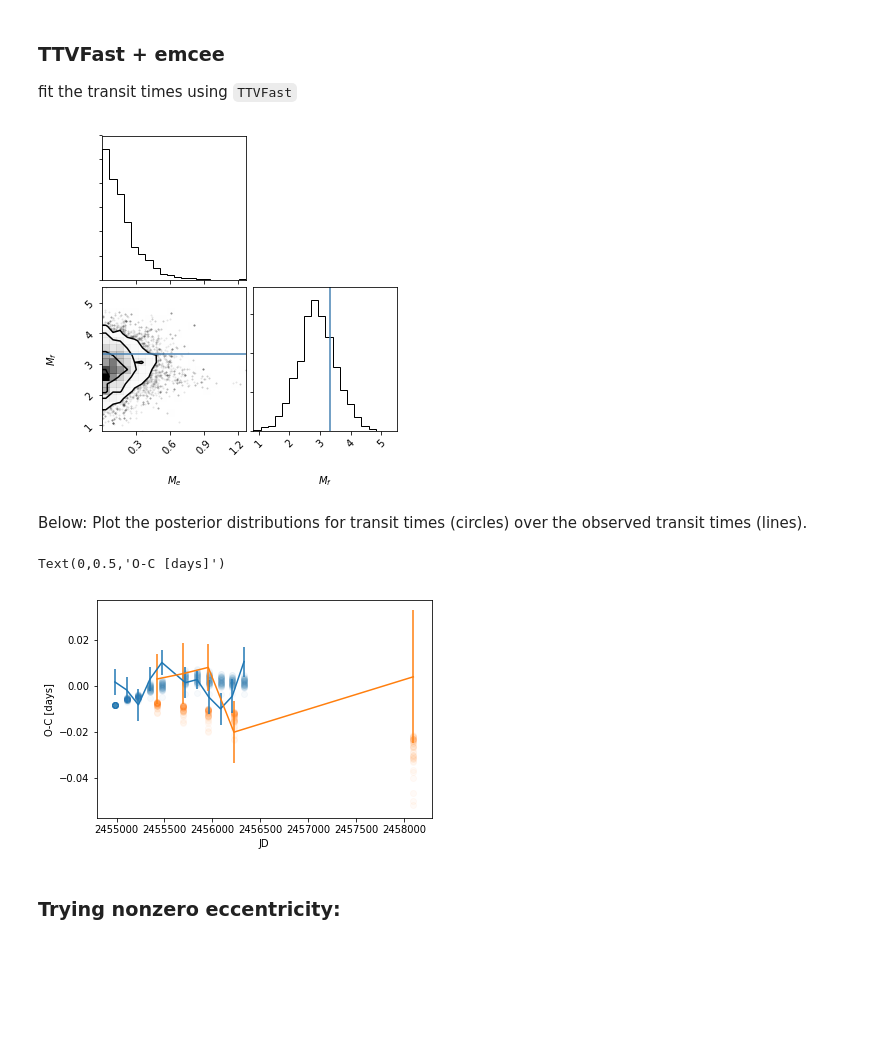
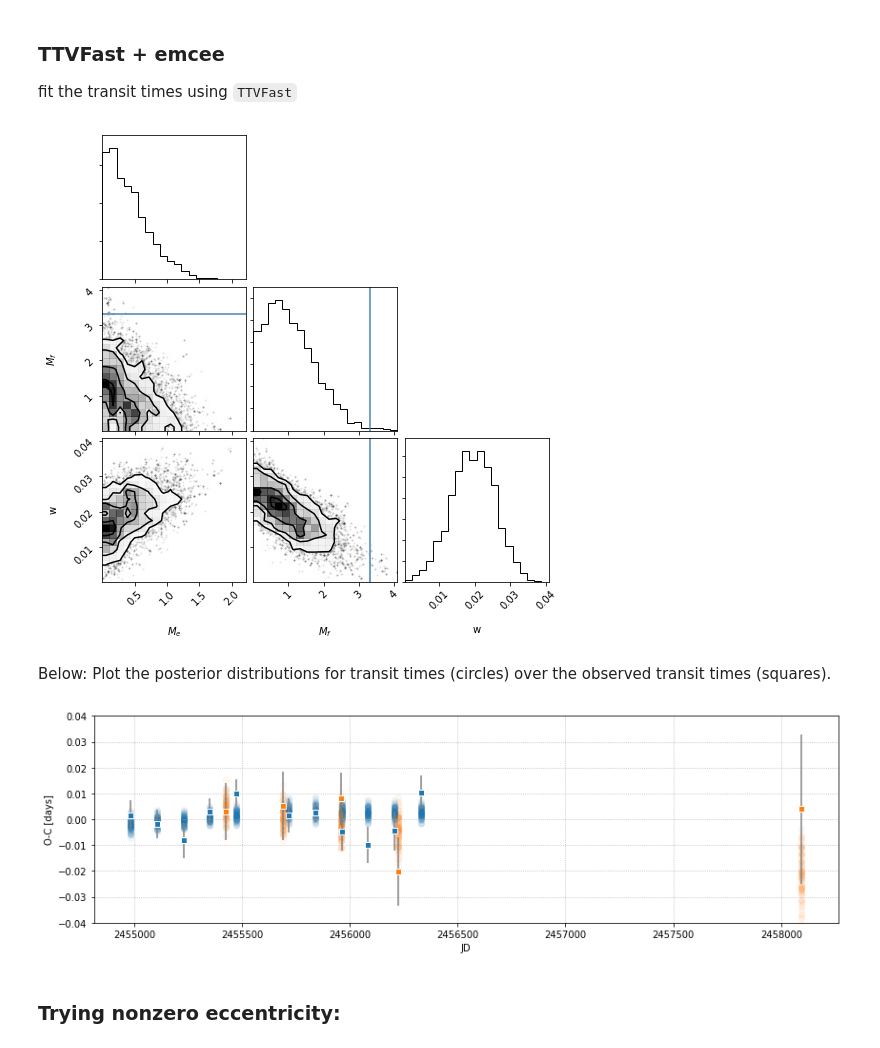
Before and after one commit to bmorris3/libra, a Jupyter notebook: notebooks/ttvfast_fit.ipynb, the cells around one changed output. Drawn from its saved outputs; the diff is of its cells as text; code cells hidden in the pictures; blank space fills up the shorter version.

Commit message:
update with correct phase

```diff
--- a/notebooks/ttvfast_fit.ipynb
+++ b/notebooks/ttvfast_fit.ipynb
@@ -42,12 +49,11 @@ Build a sample model to check that residuals are small:
 # %%
-#phase = 360 * (((midtransit_f - midtransit_e) / period_f))
-phase = 360 * ((times_f.min() - times_e.min())/period_f % 1 )
+phase = 360 * (((times_e.min() - times_f.min())/period_f) % 1 )
 print(phase)
 
 e = Planet(mass=mass_e_init, period=period_e, eccentricity=0, inclination=89.98,
            longnode=90, argument=90, mean_anomaly=0)
 f = Planet(mass=mass_f_init, period=period_f, eccentricity=0, inclination=89.90,
-           longnode=90, argument=90, mean_anomaly=360-phase)
+           longnode=90, argument=90, mean_anomaly=phase)
 result = ttvfast(planets=[e, f], stellar_mass=0.69, time=times_e.min(), dt=period_e/50, total=times_e.min()+5000)
 planet_ind, epoch, times, rsky, vsky = [np.array(i) for i in result['positions']]
 condition = (times != -2)
@@ -94,15 +100,15 @@ import emcee
 from corner import corner
 
 def lnprob(p):
-    mass_e, mass_f = p
+    mass_e, mass_f, w = p
 
-    if mass_e < 0 or mass_f < 0 or mass_e > 1e-3 or mass_f > 1e-3:# or w < 0 or w > 360:
+    if mass_e < 0 or mass_f < 0 or mass_e > 1e-3 or mass_f > 1e-3 or w < 0 or w > 360:
         return -np.inf
 
     e = Planet(mass=mass_e, period=period_e, eccentricity=0, inclination=89.98,
-               longnode=90, argument=90, mean_anomaly=0)
+               longnode=90, argument=90, mean_anomaly=0 - w)
     f = Planet(mass=mass_f, period=period_f, eccentricity=0, inclination=89.90,
-               longnode=90, argument=90, mean_anomaly=360-phase)
+               longnode=90, argument=90, mean_anomaly=phase - w)
     result = ttvfast(planets=[e, f], stellar_mass=0.69, time=times_e.min()-0.01, dt=period_e/50, total=times_e.min()+5000)
     planet_ind, epoch, times, rsky, vsky = [np.array(i) for i in result['positions']]
     ignore_condition = (times != -2)
@@ -121,60 +127,67 @@ def lnprob(p):
 #     print(model_times_e - times_e, model_times_f - times_f)
 #     print(logchi2_e, logchi2_f)
 #     lnprior = -0.5 * (mass_e - mass_e_init)**2 / (0.1 * mass_e_init)**2
-    return logchi2_e + logchi2_f # + lnprior
+#     lnprior += -0.5 * (mass_f - mass_f_init)**2 / (0.1 * mass_f_init)**2
+    return logchi2_e + logchi2_f #+ lnprior
 
-ndim, nwalkers = 2, 10
-init_masses = np.array([mass_e_init, mass_f_init])
+ndim, nwalkers = 3, 10
+init_masses = np.array([mass_e_init, mass_f_init, 1])
 p0 = [init_masses * 1e-8 * np.random.randn(ndim) for i in range(nwalkers)]
 
 sampler = emcee.EnsembleSampler(nwalkers, ndim, lnprob, threads=8)
-p1 = sampler.run_mcmc(p0, 5000)[0];
+p1 = sampler.run_mcmc(p0, 2000)[0];
 sampler.reset()
 sampler.run_mcmc(p1, 1000);
 # %%
 chains = np.copy(sampler.flatchain)
 chains[:, :2] /= float(M_earth/M_sun)
 
-corner(chains, truths=[mass_e_init/float(M_earth/M_sun), mass_f_init/float(M_earth/M_sun)],
-       labels=['$M_e$', '$M_f$']);
+corner(chains, truths=[mass_e_init/float(M_earth/M_sun), mass_f_init/float(M_earth/M_sun), None],
+       labels=['$M_e$', '$M_f$', 'w']);
 plt.savefig('ttv_recovery.png', bbox_inches='tight')
 # %% [output]
-[figure, old version]
+[figure, new version]
 # %% [markdown]
-Below: Plot the posterior distributions for transit times (circles) over the observed transit times (lines).
+Below: Plot the posterior distributions for transit times (circles) over the observed transit times (squares).
 # %%
 linear_ephem_e = np.polyval(np.polyfit(epochs_e, times_e, 1), epochs_e)
 linear_ephem_f = np.polyval(np.polyfit(epochs_f, times_f, 1), epochs_f)
 
-plt.errorbar(times_e, times_e - linear_ephem_e, errs_e)
-plt.errorbar(times_f, times_f - linear_ephem_f, errs_f)
+plt.figure(figsize=(14, 4))
+plt.errorbar(times_e, times_e - linear_ephem_e, errs_e, fmt='s', mec='w', ecolor='gray', color='C0')
+plt.errorbar(times_f, times_f - linear_ephem_f, errs_f, fmt='s', mec='w', ecolor='gray', color='C1')
 
-for i in range(50):
+for i in range(100):
     random_step = np.random.randint(sampler.flatchain.shape[0])
-    mass_e, mass_f = sampler.flatchain[random_step, :]
+    mass_e, mass_f, w = sampler.flatchain[random_step, :]
     e = Planet(mass=mass_e, period=period_e, eccentricity=0, inclination=89.98,
-               longnode=90, argument=90, mean_anomaly=0)
+               longnode=90, argument=90, mean_anomaly=0-w)
     f = Planet(mass=mass_f, period=period_f, eccentricity=0, inclination=89.90,
-               longnode=90, argument=90, mean_anomaly=360-phase)
+               longnode=90, argument=90, mean_anomaly=phase-w)
     result = ttvfast(planets=[e, f], stellar_mass=0.69, time=times_e.min()-0.01, dt=period_e/50, total=times_e.min()+5000)
     planet_ind, epoch, times, rsky, vsky = [np.array(i) for i in result['positions']]
     ignore_condition = (times != -2)
     planet_ind, epoch, times, rsky, vsky = [i[ignore_condition] for i in [planet_ind, epoch, times, rsky, vsky]]
 
     indices_e = (planet_ind == 0) & np.in1d(epoch, epochs_e)
     indices_f = (planet_ind == 1) & np.in1d(epoch, epochs_f + 1)
     epoch_e = epoch[indices_e]
     epoch_f = epoch[indices_f]
     model_times_e = times[indices_e]
     model_times_f = times[indices_f]
 
-    plt.scatter(model_times_e, model_times_e - linear_ephem_e, alpha=0.03, color='C0')
-    plt.scatter(model_times_f, model_times_f - linear_ephem_f, alpha=0.03, color='C1')
+#     model_linear_ephem_e = np.polyval(np.polyfit(epoch_e, model_times_e, 1), epoch_e)
+#     model_linear_ephem_f = np.polyval(np.polyfit(epoch_f, model_times_f, 1), epoch_f)
+
+    plt.scatter(model_times_e, model_times_e - linear_ephem_e, alpha=0.05, color='C0')
+    plt.scatter(model_times_f, model_times_f - linear_ephem_f, alpha=0.05, color='C1')
 plt.xlabel('JD')
 plt.ylabel('O-C [days]')
+plt.ylim([-0.04, 0.04])
+plt.grid(ls=":")
+plt.savefig('o-c.png', bbox_inches='tight', dpi=200)
 # %% [output]
-Text(0,0.5,'O-C [days]')
-[figure, old version]
+[figure, new version]
 # %%
 # linear_ephem_e = np.polyval(np.polyfit(epochs_e, times_e, 1), epochs_e)
 # linear_ephem_f = np.polyval(np.polyfit(epochs_f, times_f, 1), epochs_f)
```
Also changed, not shown: parts of 6 cells of this notebook.
